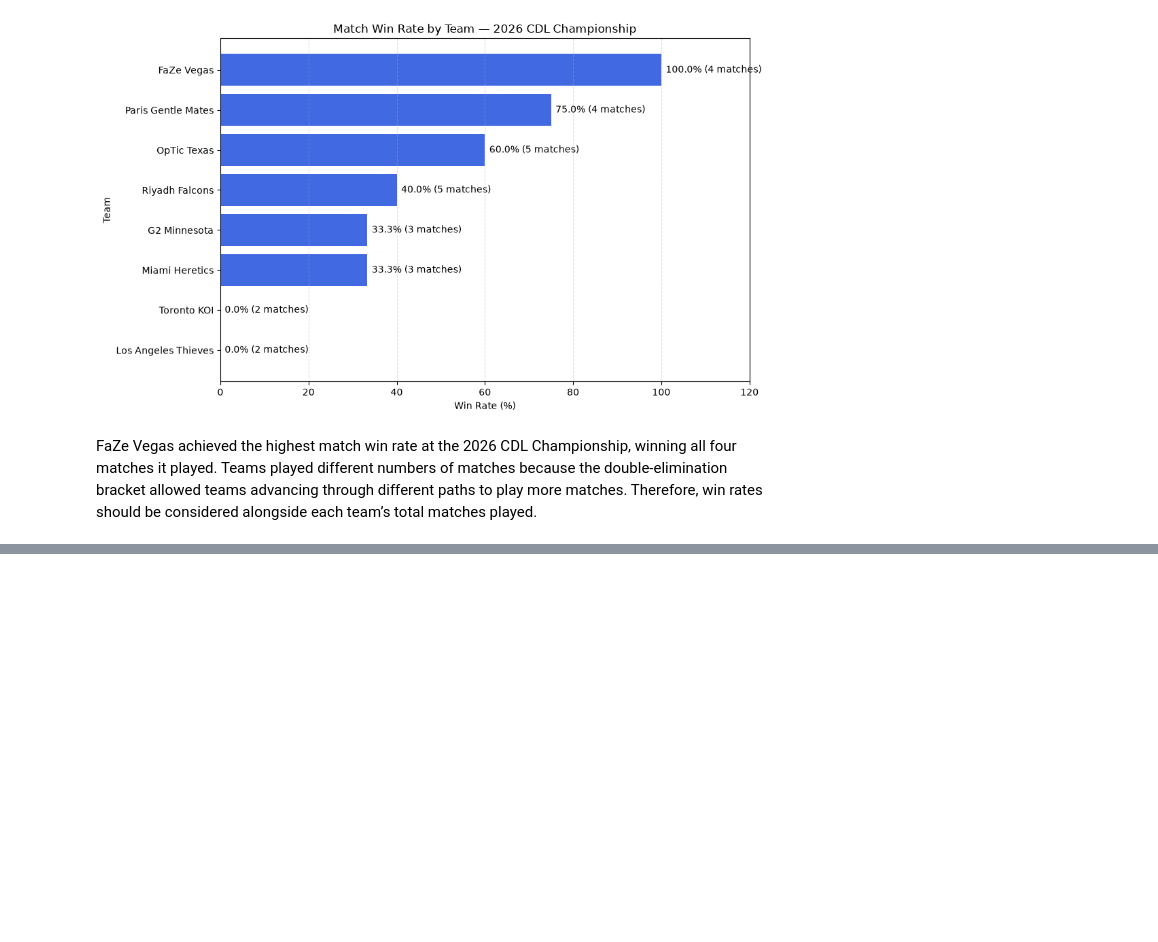
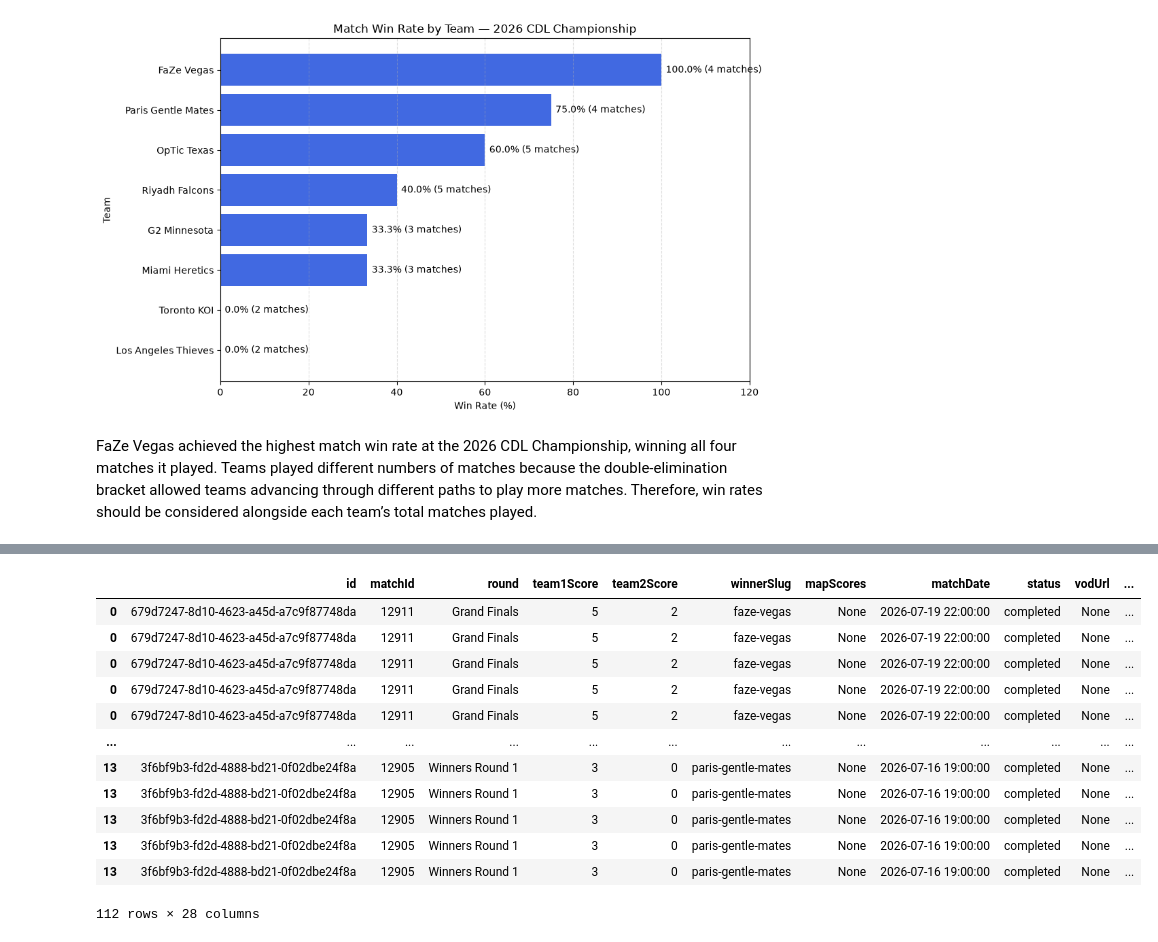
Before and after one commit to Bryan-23673/cdl-analytics, a Jupyter notebook: notebooks/02_data_analysis.ipynb, the cells around one changed output, grey strips where cells are left out. Saved outputs shown, nothing was run; the diff lists cells and outputs as text; code cells hidden in the pictures; blank space fills up the shorter version.

```diff
--- a/notebooks/02_data_analysis.ipynb
+++ b/notebooks/02_data_analysis.ipynb
@@ -404,0 +430,16 @@ if match_dataframes:
+# %%
+display(explode_player_stats_df)
+# %% [output]
+|  | id | matchId | round | team1Score | team2Score | winnerSlug | mapScores | matchDate | status | vodUrl | ... |
+| 0 | 679d7247-8d10-4623-a45d-a7c9f87748da | 12911 | Grand Finals | 5 | 2 | faze-vegas | None | 2026-07-19 22:00:00 | completed | None | ... |
+| 0 | 679d7247-8d10-4623-a45d-a7c9f87748da | 12911 | Grand Finals | 5 | 2 | faze-vegas | None | 2026-07-19 22:00:00 | completed | None | ... |
+| 0 | 679d7247-8d10-4623-a45d-a7c9f87748da | 12911 | Grand Finals | 5 | 2 | faze-vegas | None | 2026-07-19 22:00:00 | completed | None | ... |
+| 0 | 679d7247-8d10-4623-a45d-a7c9f87748da | 12911 | Grand Finals | 5 | 2 | faze-vegas | None | 2026-07-19 22:00:00 | completed | None | ... |
+| 0 | 679d7247-8d10-4623-a45d-a7c9f87748da | 12911 | Grand Finals | 5 | 2 | faze-vegas | None | 2026-07-19 22:00:00 | completed | None | ... |
+| ... | ... | ... | ... | ... | ... | ... | ... | ... | ... | ... | ... |
+| 13 | 3f6bf9b3-fd2d-4888-bd21-0f02dbe24f8a | 12905 | Winners Round 1 | 3 | 0 | paris-gentle-mates | None | 2026-07-16 19:00:00 | completed | None | ... |
+| 13 | 3f6bf9b3-fd2d-4888-bd21-0f02dbe24f8a | 12905 | Winners Round 1 | 3 | 0 | paris-gentle-mates | None | 2026-07-16 19:00:00 | completed | None | ... |
+| 13 | 3f6bf9b3-fd2d-4888-bd21-0f02dbe24f8a | 12905 | Winners Round 1 | 3 | 0 | paris-gentle-mates | None | 2026-07-16 19:00:00 | completed | None | ... |
+| 13 | 3f6bf9b3-fd2d-4888-bd21-0f02dbe24f8a | 12905 | Winners Round 1 | 3 | 0 | paris-gentle-mates | None | 2026-07-16 19:00:00 | completed | None | ... |
+| 13 | 3f6bf9b3-fd2d-4888-bd21-0f02dbe24f8a | 12905 | Winners Round 1 | 3 | 0 | paris-gentle-mates | None | 2026-07-16 19:00:00 | completed | None | ... |
+112 rows × 28 columns
```
Also changed, not shown: parts of 6 cells of this notebook, 3 other files.
